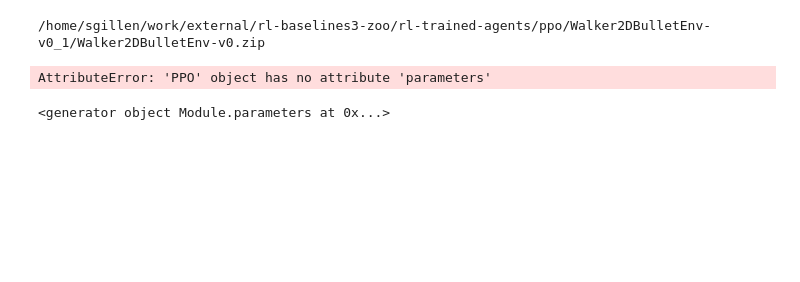
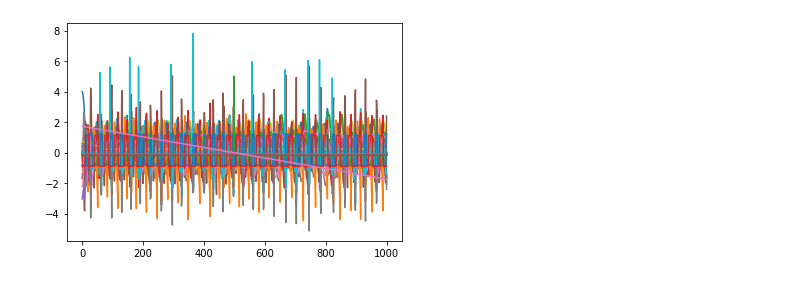
Before and after one commit to sgillen/policy_refinement, a Jupyter notebook: zoo_check.ipynb, the cells around one changed output. Saved outputs shown, nothing was run; the diff lists cells and outputs as text; code cells hidden in the pictures; blank space fills up the shorter version.

```diff
--- a/zoo_check.ipynb
+++ b/zoo_check.ipynb
@@ -58,27 +0,0 @@ model = ALGOS[algo].load(model_path, env=env)
-# %%
-print(env)
-
-o_list = []
-
-done = False
-
-o = env.reset()
-R = 0
-import time
-while(not done):
-    o_list.append(o)
-
-    act = model.predict(o)[0]
-    o,r,done,_ = env.step(act)
-#    time.sleep(0.01)
-    R+=r
-
-import matplotlib
-matplotlib.use('TkAgg')
-import matplotlib.pyplot as plt
-print(r)
-plt.plot(np.array(o_list).squeeze())
-plt.show()
-# %% [output]
-/home/sgillen/work/external/rl-baselines3-zoo/rl-trained-agents/ppo/Walker2DBulletEnv-v0_1/Walker2DBulletEnv-v0.zip
-AttributeError: 'PPO' object has no attribute 'parameters'
@@ -87,4 +1,34 @@ P = list(model.policy.parameters())
-# %%
-model.policy.action_net.parameters()
-# %% [output]
-<generator object Module.parameters at 0x...>
+# %%
+import pybullet_envs
+import numpy as np
+import torch
+import torch.nn as nn
+import os
+import pickle
+import xarray as xr
+import matplotlib.pyplot as plt
+import copy
+import pybullet_envs
+
+from seagul.rl.ars.ars_zoo import ARSZooAgent
+from seagul.mesh import mdim_div_stable, mesh_dim
+from seagul.rollouts import do_rollout_stable
+from seagul.rollouts import load_zoo_agent
+
+
+torch.set_default_dtype(torch.float32)
+
+
+%matplotlib inline
+%load_ext autoreload
+%autoreload 2
+
+env_name = 'HalfCheetahBulletEnv-v0'
+algo = 'ppo'
+
+env, model = load_zoo_agent(env_name, algo)
+# %%
+o,a,r,i = do_rollout_stable(env,model);
+plt.plot(o);
+# %% [output]
+[figure, added]
```
Also changed, not shown: parts of 13 cells of this notebook, 1 other file.
